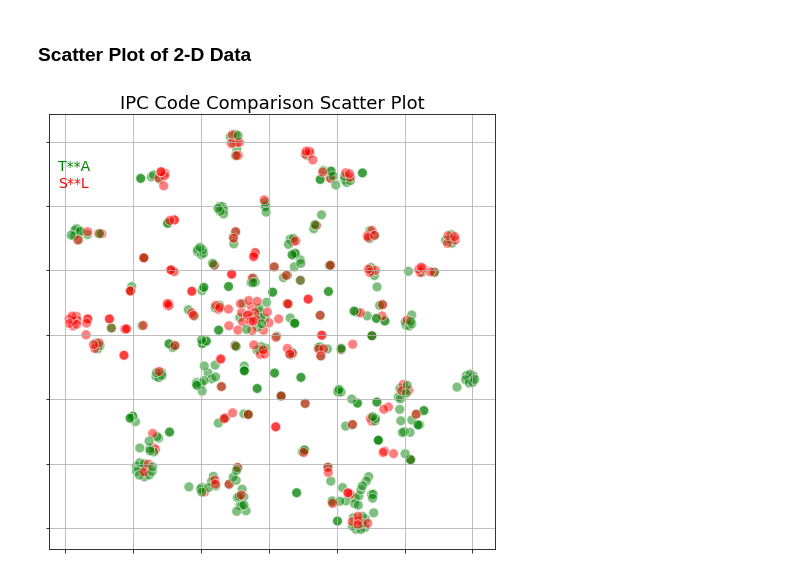
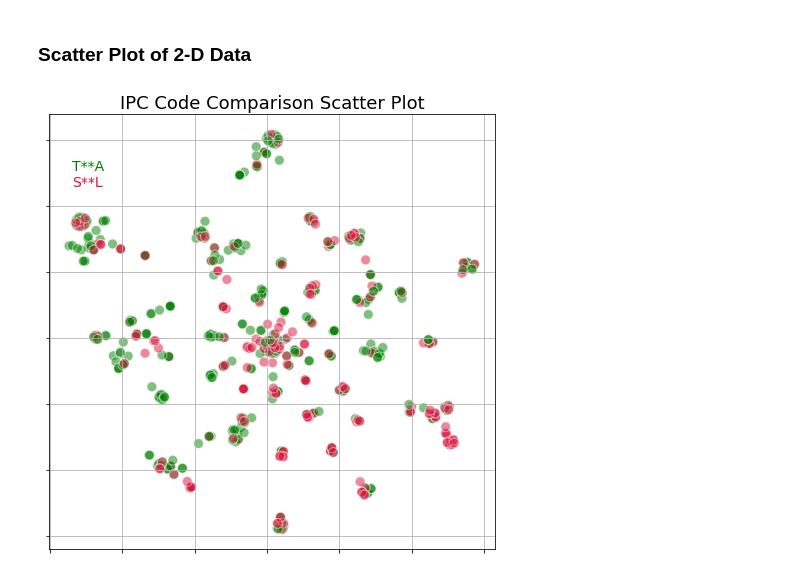
Before and after one commit to sanjaydasgupta/hitchhikers-guide-indian-patent-analytics, a Jupyter notebook: wipo-excel-ipc-scatter-map.ipynb, the cells around one changed output. Cells and saved outputs as stored; diff of their text form; code cells hidden in the pictures.

```diff
--- a/wipo-excel-ipc-scatter-map.ipynb
+++ b/wipo-excel-ipc-scatter-map.ipynb
@@ -45,7 +120,8 @@ Record count: 547
 # %% [markdown]
 ### Add a *company* column
 # %%
-df5['company'] = np.where(df5['applicants'].str.contains('TATA[ -]?STEEL'), 'TATA', 'SAIL')
+df5['company'] = np.where(df5['applicants'].str.contains('TATA (?:IRON|STEEL)'),
+    'TATA', 'SAIL')
 # %% [markdown]
 ### Calculate and Display Relative Patent Counts
 # %%
@@ -157,7 +233,7 @@ Rows: 543, Features: 887
 # %%
 from sklearn.decomposition import TruncatedSVD
 
-tsvd = TruncatedSVD(n_components=100)
+tsvd = TruncatedSVD(n_components=50)
 tsvd100 = tsvd.fit_transform(tf)
 print('Rows: %d, Features: %d' % tsvd100.shape)
 # %% [output]
@@ -175,19 +264,19 @@ Rows: 543, Features: 2
 ### Scatter Plot of 2-D Data
 # %%
 color1 = 'green'
-color2 = 'red'
+color2 = 'crimson'
 tsne_df = pd.DataFrame(tsne, columns=['x', 'y'])
 colors = np.where(df5['company'] == 'TATA', color1, color2)
-#ax = tsne_df.plot.scatter(x='x', y='y', figsize=(12, 6), grid=True, alpha=0.5, color=colors, edgecolors='white', s=96)
-ax = tsne_df.plot.scatter(x='x', y='y', figsize=(8, 8), grid=True, alpha=0.5, color=colors, edgecolors='white', s=96)
+ax = tsne_df.plot.scatter(x='x', y='y', figsize=(8, 8), grid=True,
+   alpha=0.5, color=colors, edgecolors='white', s=96)
 ax.set_xlabel('')
 ax.set_ylabel('')
-ax.text(-31, 25.5, 'T**A', color=color1, fontsize=14)
-ax.text(-31, 23, 'S**L', color=color2, fontsize=14)
+ax.text(-27, 25.5, 'T**A', color=color1, fontsize=14)
+ax.text(-27, 23, 'S**L', color=color2, fontsize=14)
 ax.set_title('IPC Code Comparison Scatter Plot', fontsize=18)
 ax.set_xticklabels(['' for i in range(6)])
 ax.set_yticklabels(['' for i in range(7)])
 plt.savefig('ipc-scatter.png')
 None
 # %% [output]
-[figure, old version]
+[figure, new version]
```
Also changed, not shown: parts of 21 cells of this notebook, 2 other files.
